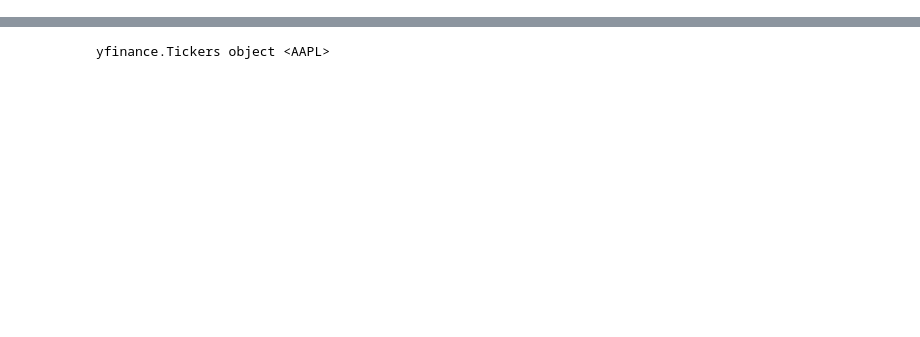
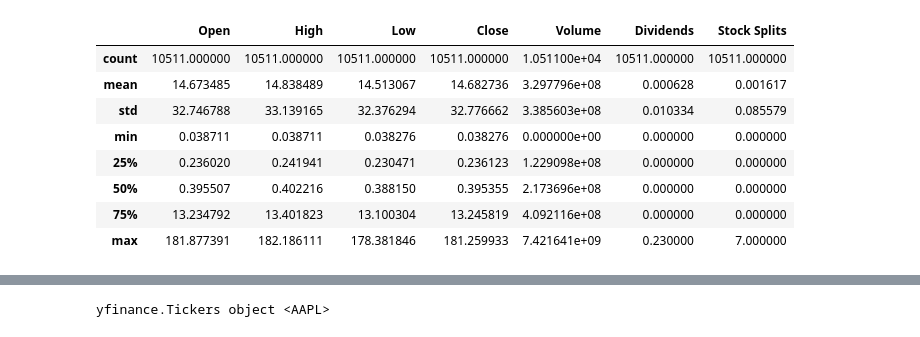
Before and after one commit to TVHM/Microcradentials_Business, a Jupyter notebook: yfinance_.ipynb, the cells around one changed output, grey strips where cells are left out. Saved outputs shown, nothing was run; the diff lists cells and outputs as text; code cells hidden in the pictures; blank space fills up the shorter version.

```diff
--- a/yfinance_.ipynb
+++ b/yfinance_.ipynb
@@ -44,2 +220,15 @@ Requirement already satisfied: charset-normalizer<3,>=2 in /usr/local/lib/python
+# %%
+stock_price = aapl
+stock_price.describe()
+# %% [output]
+|  | Open | High | Low | Close | Volume | Dividends | Stock Splits |
+| count | 10511.000000 | 10511.000000 | 10511.000000 | 10511.000000 | 1.051100e+04 | 10511.000000 | 10511.000000 |
+| mean | 14.673485 | 14.838489 | 14.513067 | 14.682736 | 3.297796e+08 | 0.000628 | 0.001617 |
+| std | 32.746788 | 33.139165 | 32.376294 | 32.776662 | 3.385603e+08 | 0.010334 | 0.085579 |
+| min | 0.038711 | 0.038711 | 0.038276 | 0.038276 | 0.000000e+00 | 0.000000 | 0.000000 |
+| 25% | 0.236020 | 0.241941 | 0.230471 | 0.236123 | 1.229098e+08 | 0.000000 | 0.000000 |
+| 50% | 0.395507 | 0.402216 | 0.388150 | 0.395355 | 2.173696e+08 | 0.000000 | 0.000000 |
+| 75% | 13.234792 | 13.401823 | 13.100304 | 13.245819 | 4.092116e+08 | 0.000000 | 0.000000 |
+| max | 181.877391 | 182.186111 | 178.381846 | 181.259933 | 7.421641e+09 | 0.230000 | 7.000000 |
 # %%
 import yfinance as yf
```
Also changed, not shown: parts of 32 cells of this notebook.
